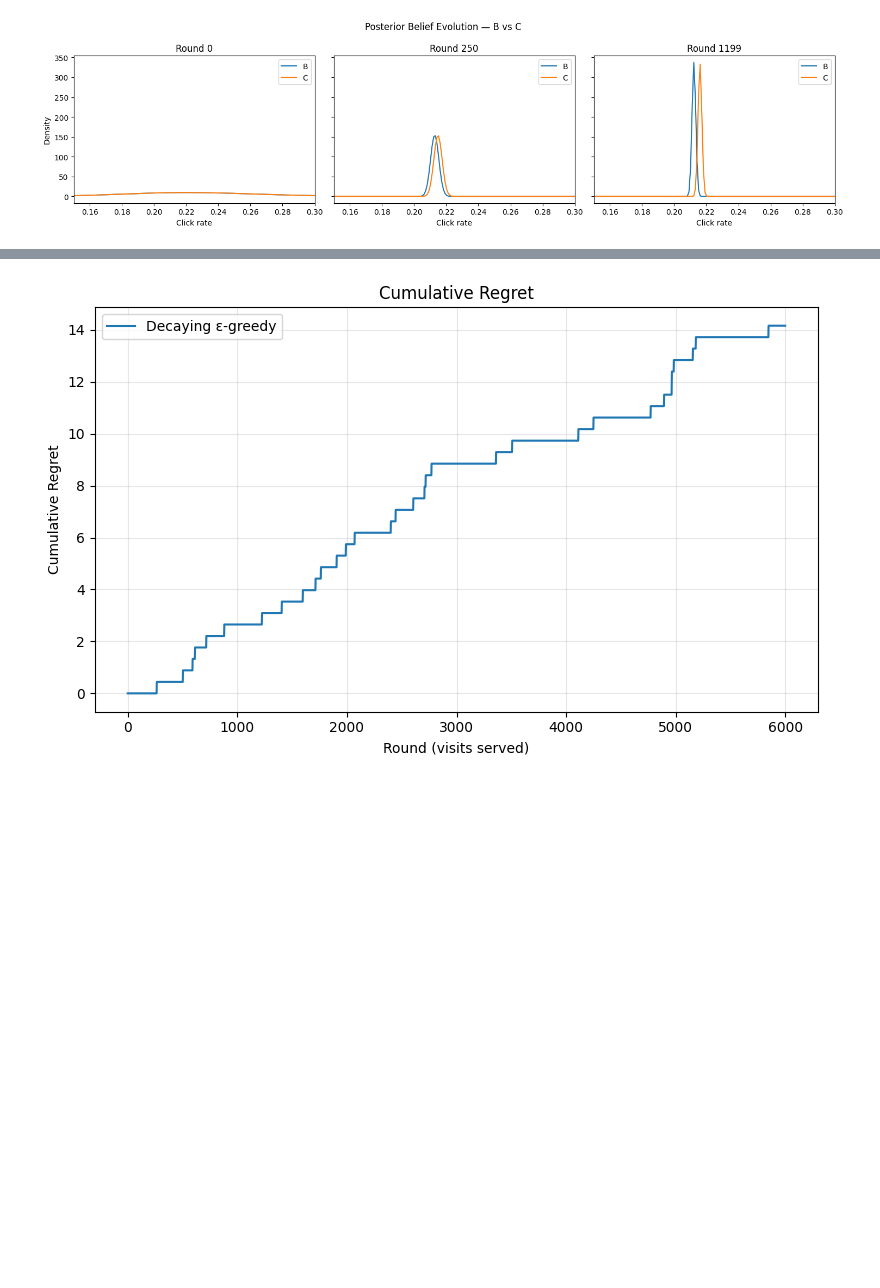
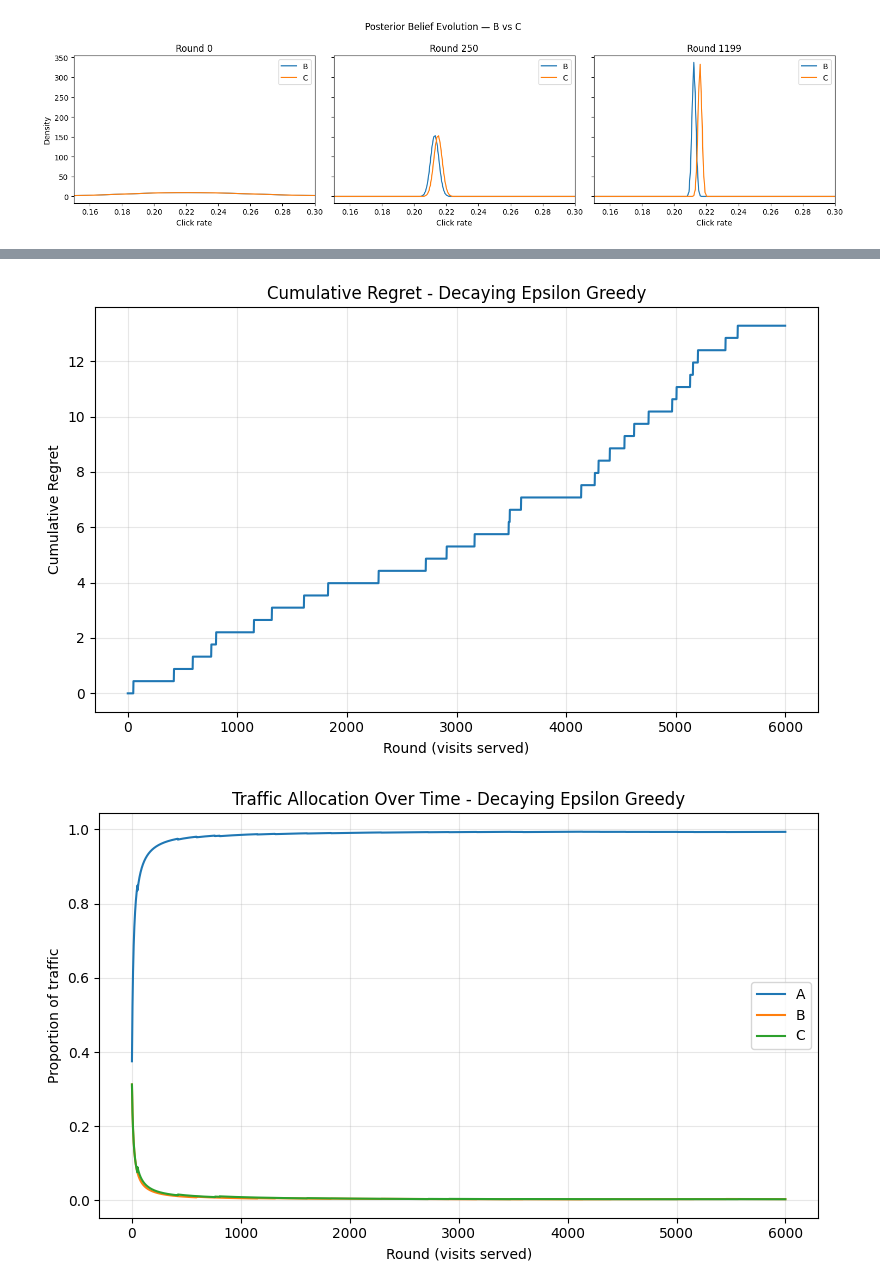
Before and after one commit to ananya290905/RecommenderTesting, a Jupyter notebook: notebooks/03_experimental_simulation.ipynb, the cells around one changed output, grey strips where cells are left out. Drawn from its saved outputs; the diff is of its cells as text; code cells hidden in the pictures; blank space fills up the shorter version.

```diff
--- a/notebooks/03_experimental_simulation.ipynb
+++ b/notebooks/03_experimental_simulation.ipynb
@@ -323,15 +339,36 @@ cumulative_regret = np.cumsum(regrets)
+# %%
+results_epsilon_all = run_bandit_simulation(['A', 'B', 'C'], 6000, pick_epsilon_greedy, epsilon=0.1)
 # %%
 import matplotlib.pyplot as plt
 
-plt.figure(figsize=(8, 5))
-plt.plot(cumulative_regret, label='Decaying ε-greedy')
+def graph_cumulative_regret(cumulative_regret, title:str):
 
-plt.xlabel('Round (visits served)')
-plt.ylabel('Cumulative Regret')
-plt.title('Cumulative Regret')
-plt.legend()
-plt.grid(alpha=0.3)
-plt.tight_layout()
-plt.show()
+    cumulative_regret = results_epsilon_all['cumulative_regret']
+    plt.figure(figsize=(8, 5))
+    plt.plot(cumulative_regret)
+
+    plt.xlabel('Round (visits served)')
+    plt.ylabel('Cumulative Regret')
+    plt.title(f'Cumulative Regret - {title}')
+    plt.grid(alpha=0.3)
+    plt.tight_layout()
+    plt.show()
+
+def graph_allocation_history(alloc, title: str, variants):
+    plt.figure(figsize=(8, 5))
+    for idx, opt in enumerate(variants):
+        plt.plot(alloc[:, idx], label=opt)
+
+    plt.xlabel("Round (visits served)")
+    plt.ylabel("Proportion of traffic")
+    plt.title(f"Traffic Allocation Over Time - {title}")
+    plt.legend()
+    plt.grid(alpha=0.3)
+    plt.tight_layout()
+    plt.show()
-# %% [output]
-[figure, removed]
+# %%
+graph_cumulative_regret(results_epsilon_all['cumulative_regret'], 'Decaying Epsilon Greedy')
+graph_allocation_history(results_epsilon_all['allocation_history'], 'Decaying Epsilon Greedy', ['A', 'B', 'C'])
+# %% [output]
+[figure, added]
+[figure, added]
```
Also changed, not shown: parts of 10 cells of this notebook.
